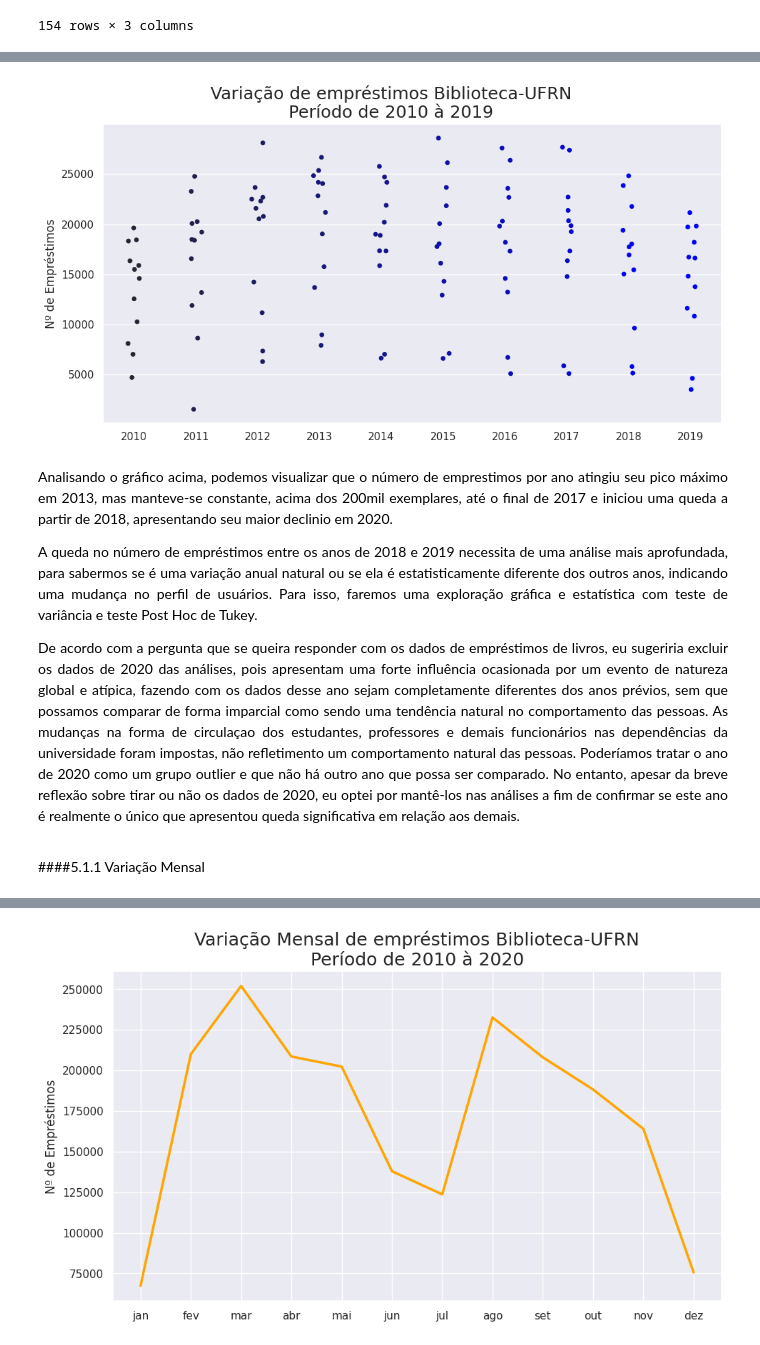
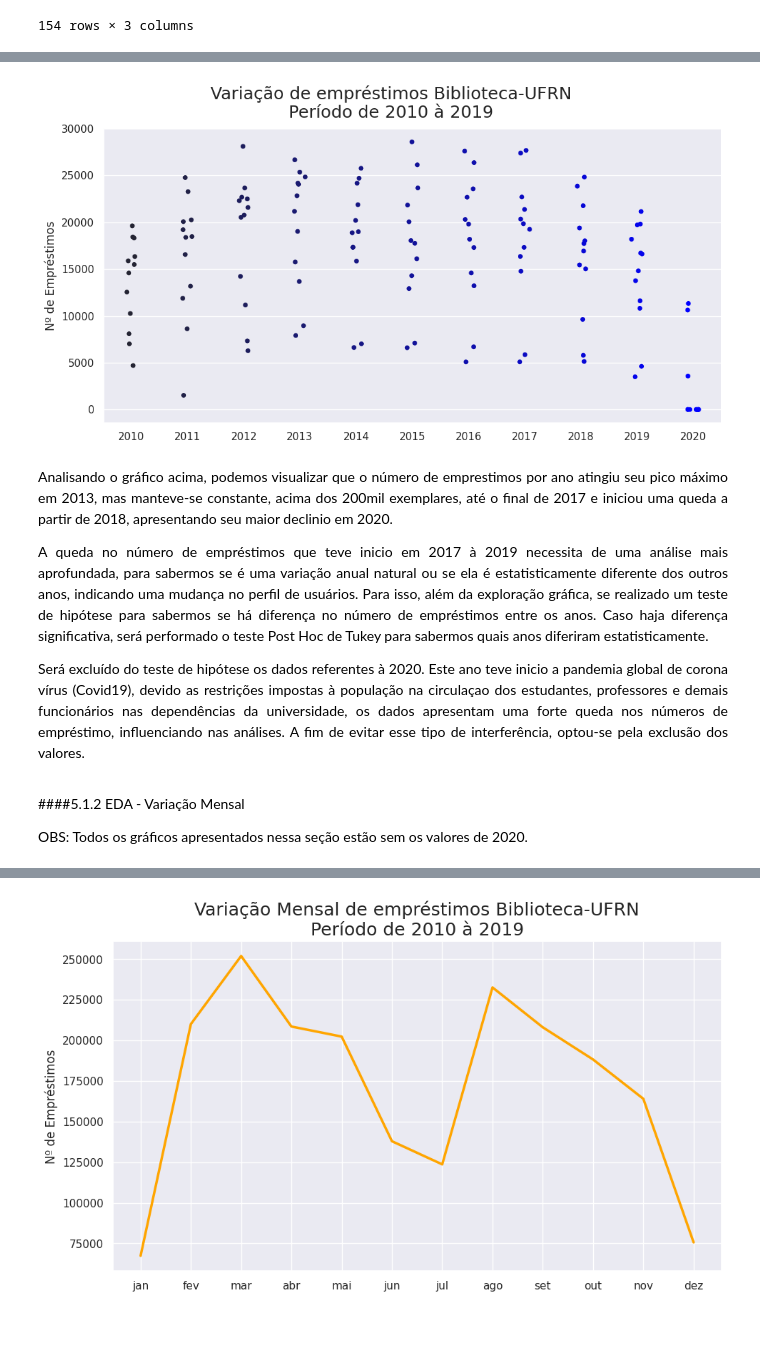
Before and after one commit to JoaoCarraro/Biblioteca, a Jupyter notebook: Portfólio_Biblioteca_UFRN_oficial.ipynb, the cells around one changed output, grey strips where cells are left out. Drawn from its saved outputs; the diff is of its cells as text; code cells hidden in the pictures.

```diff
--- a/Portfólio_Biblioteca_UFRN_oficial.ipynb
+++ b/Portfólio_Biblioteca_UFRN_oficial.ipynb
@@ -363,6 +363,7 @@ ano_2016=matriz_emprestimo_ano.iloc[0:12,6]
 ano_2017=matriz_emprestimo_ano.iloc[0:12,7]
 ano_2018=matriz_emprestimo_ano.iloc[0:12,8]
 ano_2019=matriz_emprestimo_ano.iloc[0:12,9]
+ano_2020=matriz_emprestimo_ano.iloc[0:12,10]
 mes_total=matriz_emprestimo_ano.iloc[0:12,11]
 # %%
 data = {
@@ -376,6 +377,7 @@ data = {
     '2017': ano_2017,
     '2018': ano_2018,
     '2019': ano_2019,
+    '2020': ano_2020,
     'Total': mes_total
 }
 df_emprestimo_ano = pd.DataFrame(data)
@@ -1129,16 +1132,18 @@ plt.show()
 # %%
-ax = sns.catplot(data=df_emprestimo_ano.iloc[:,1:11], aspect=2, height=5, color='blue')
+ax = sns.catplot(data=df_emprestimo_ano.iloc[:,1:12], aspect=2, height=5, color='blue')
 ax.fig.suptitle('Variação de empréstimos Biblioteca-UFRN\nPeríodo de 2010 à 2019', fontsize=18, y=1.08)
 ax.set_axis_labels("", 'Nº de Empréstimos', fontsize = 12)
 plt.show()
 # %% [output]
-[figure, old version]
+[figure, new version]
 # %% [markdown]
 <p align = "justify">Analisando o gráfico acima, podemos visualizar que o número de emprestimos por ano atingiu seu pico máximo em 2013, mas manteve-se constante, acima dos 200mil exemplares, até o final de 2017 e iniciou uma queda a partir de 2018, apresentando seu maior declinio em 2020.</p>
 
-<p align = "justify">A queda no número de empréstimos entre os anos de 2018 e 2019 necessita de uma análise mais aprofundada, para sabermos se é uma variação anual natural ou se ela é estatisticamente diferente dos outros anos, indicando uma mudança no perfil de usuários. Para isso, faremos uma exploração gráfica e estatística com teste de variância e teste Post Hoc de Tukey.
+<p align = "justify">A queda no número de empréstimos que teve inicio em 2017 à 2019 necessita de uma análise mais aprofundada, para sabermos se é uma variação anual natural ou se ela é estatisticamente diferente dos outros anos, indicando uma mudança no perfil de usuários. Para isso, além da exploração gráfica, se realizado um teste de hipótese para sabermos se há diferença no número de empréstimos entre os anos. Caso haja diferença significativa, será performado o teste Post Hoc de Tukey para sabermos quais anos diferiram estatisticamente.
 
-<p align = "justify">De acordo com a pergunta que se queira responder com os dados de empréstimos de livros, eu sugeriria excluir os dados de 2020 das análises, pois apresentam uma forte influência ocasionada por um evento de natureza global e atípica, fazendo com os dados desse ano sejam completamente diferentes dos anos prévios, sem que possamos comparar de forma imparcial como sendo uma tendência natural no comportamento das pessoas. As mudanças na forma de circulaçao dos estudantes, professores e demais funcionários nas dependências da universidade foram impostas, não refletimento um comportamento natural das pessoas. Poderíamos tratar o ano de 2020 como um grupo outlier e que não há outro ano que possa ser comparado. No entanto, apesar da breve reflexão sobre tirar ou não os dados de 2020, eu optei por mantê-los nas análises a fim de confirmar se este ano é realmente o único que apresentou queda significativa em relação aos demais.
+<p align = "justify">Será excluído do teste de hipótese os dados referentes à 2020. Este ano teve inicio a pandemia global de corona vírus (Covid19), devido as restrições impostas à população na circulaçao dos estudantes, professores e demais funcionários nas dependências da universidade, os dados apresentam uma forte queda nos números de empréstimo, influenciando nas análises. A fim de evitar esse tipo de interferência, optou-se pela exclusão dos valores.
-# %% [markdown]
-####5.1.1 Variação Mensal
+# %% [markdown]
+####5.1.2 EDA - Variação Mensal
+
+OBS: Todos os gráficos apresentados nessa seção estão sem os valores de 2020.
 # %%
```
Also changed, not shown: parts of 18 cells of this notebook.
